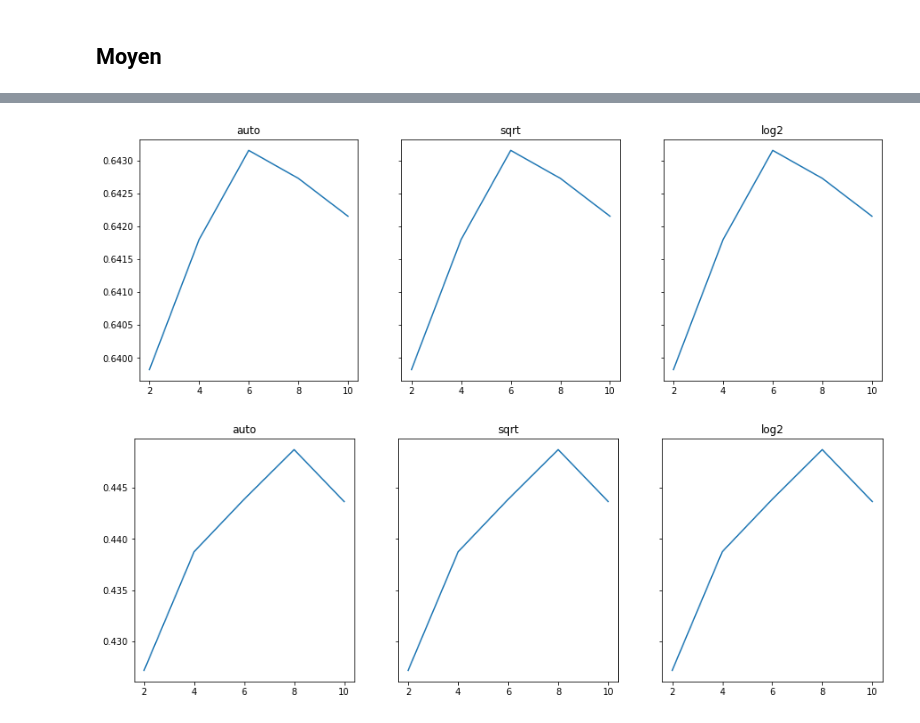
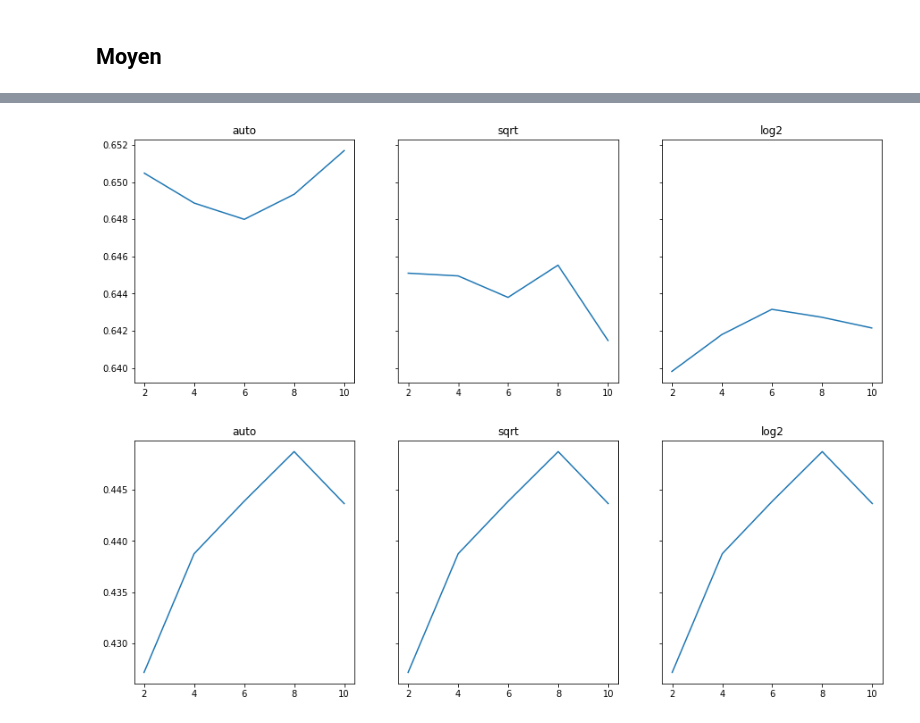
Before and after one commit to JlnZhou/ProjectML, a Jupyter notebook: Regression_GAMRandomForestAR.ipynb, the cells around one changed output, grey strips where cells are left out. Saved outputs shown, nothing was run; the diff lists cells and outputs as text; code cells hidden in the pictures.

```diff
--- a/Regression_GAMRandomForestAR.ipynb
+++ b/Regression_GAMRandomForestAR.ipynb
@@ -42,11 +42,10 @@ colonnes_meteo_stations = tempo
 # Val croisée
 # %%
 depth = 3
-feature_grid = ["auto"]
+feature_grid = ["auto", "sqrt", "log2"]
 sample_grid = [2, 4, 6, 8, 10]
 n_knots = 10
 
-sample_grid = [10]
 min_lag = 0
 max_lag = 7
 # %%
@@ -386,8 +385,8 @@ for curr_feature in feature_grid:
 
 fig, axs = plt.subplots(1, len(feature_grid), figsize = (15,5), sharey=True)
 for j in range(len(feature_grid)):
-    axs[j].plot(cv_moyen[cv_moyen["Max_features"] == feature_grid[i]]["Max_samples"],
-                  cv_moyen[cv_moyen["Max_features"] == feature_grid[i]][liste_stations_debit].mean(axis = 1).values,)
+    axs[j].plot(cv_moyen[cv_moyen["Max_features"] == feature_grid[j]]["Max_samples"],
+                  cv_moyen[cv_moyen["Max_features"] == feature_grid[j]][liste_stations_debit].mean(axis = 1).values,)
     axs[j].set_title(feature_grid[j])
 plt.show()
 # %% [output]
@@ -395,25 +404,25 @@ plt.show()
 # %%
 cv_moyen = pd.DataFrame()
 
 for curr_feature in feature_grid:
     for curr_sample in sample_grid:
         curr_moyen = {}
         cv_scores = pd.read_csv("../Data/GAMRandomForest_Meteo/CV_MAE_standard_" + str(curr_feature) + "_" + str(curr_sample) + ".csv")
         for code in liste_stations_debit:
             curr_moyen[code] = list(cv_scores[cv_scores["Code station"] == code]["Moyenne"])
         curr_moyen = pd.DataFrame(curr_moyen)
         curr_moyen["Max_features"] = curr_feature
         curr_moyen["Max_samples"] = curr_sample
         cv_moyen = pd.concat([cv_moyen, curr_moyen])
 
 fig, axs = plt.subplots(1, len(feature_grid), figsize = (15,5), sharey=True)
 for j in range(len(feature_grid)):
-    axs[j].plot(cv_moyen[cv_moyen["Max_features"] == feature_grid[i]]["Max_samples"],
-                  cv_moyen[cv_moyen["Max_features"] == feature_grid[i]][liste_stations_debit].mean(axis = 1).values,)
+    axs[j].plot(cv_moyen[cv_moyen["Max_features"] == feature_grid[j]]["Max_samples"],
+                  cv_moyen[cv_moyen["Max_features"] == feature_grid[j]][liste_stations_debit].mean(axis = 1).values,)
     axs[j].set_title(feature_grid[j])
 plt.show()
 # %% [output]
-[figure, old version]
+[figure, new version]
 # %%
 cv_moyen = pd.DataFrame()
 
```
Also changed, not shown: parts of 3 cells of this notebook, 1 other file.
